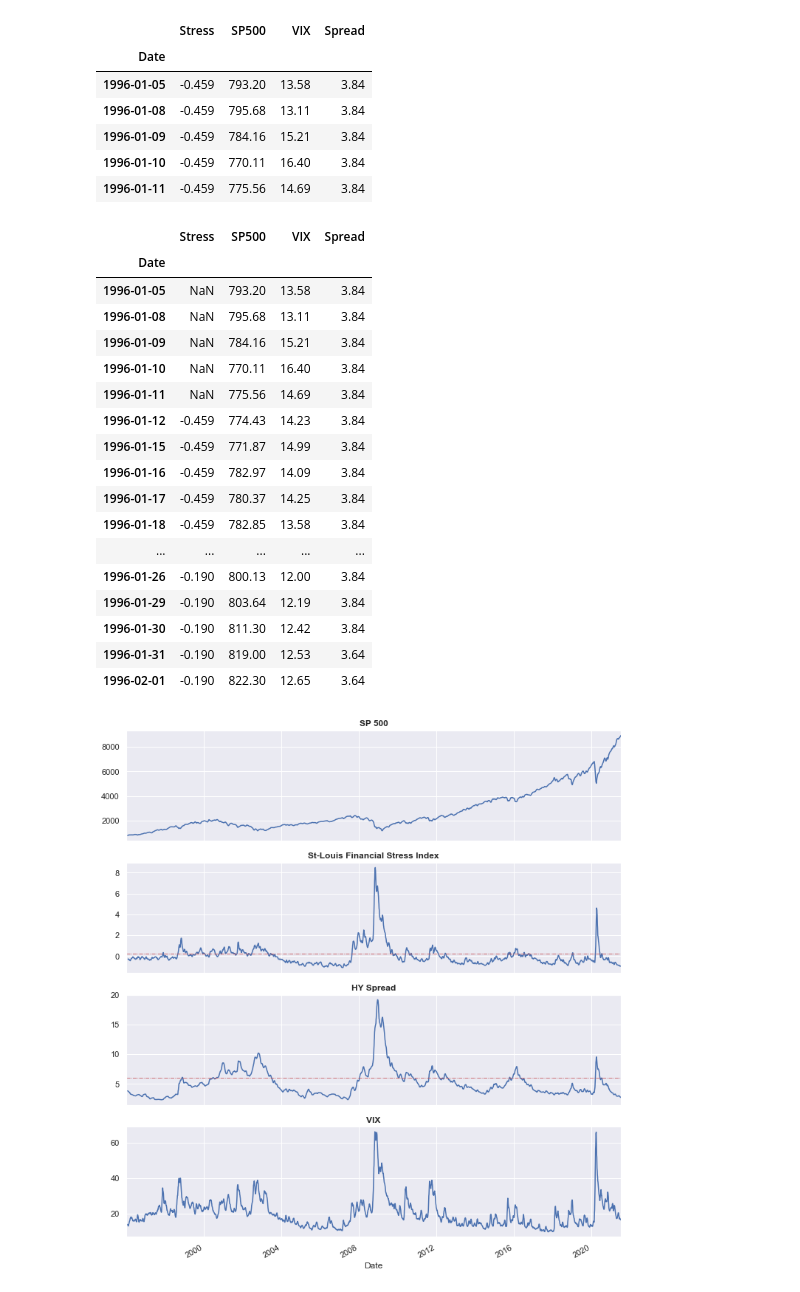
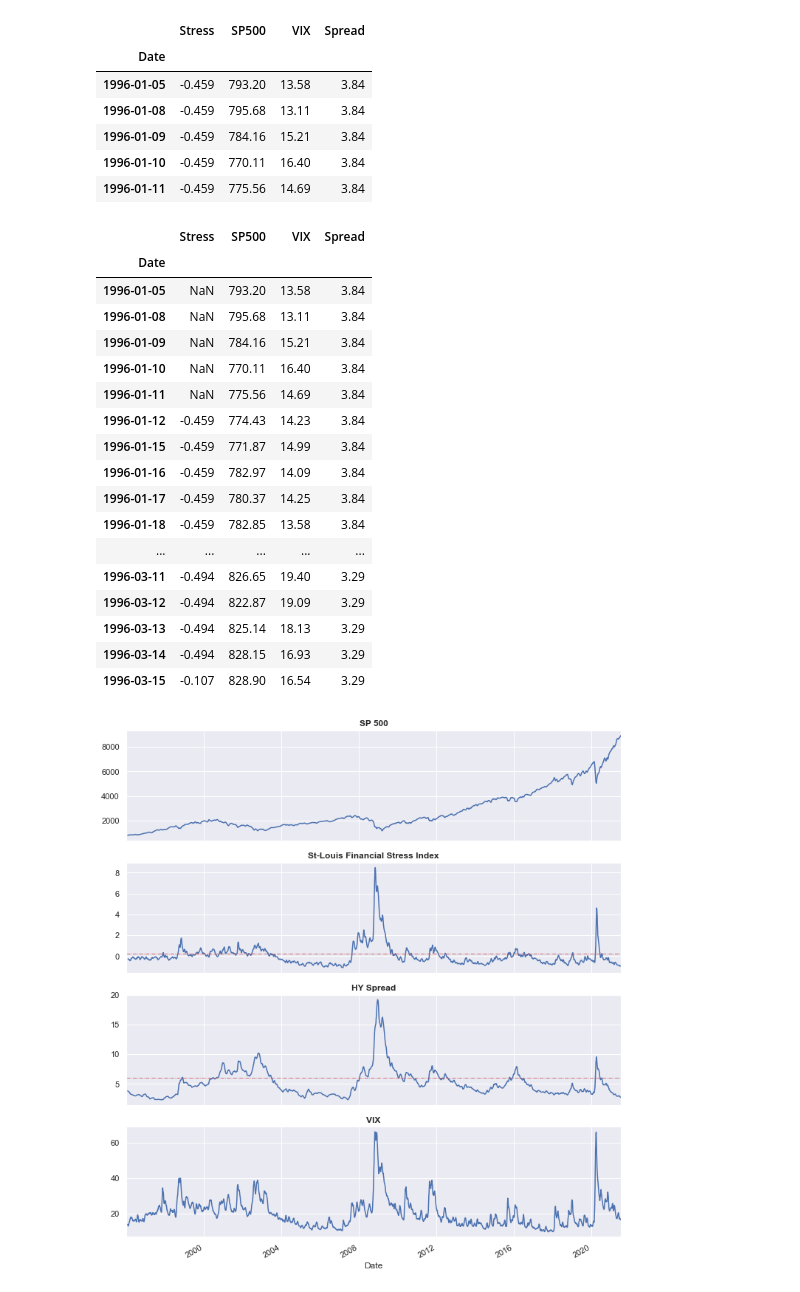
Before and after one commit to lacoupe/BCVS, a Jupyter notebook: SW/risque/risque_env.ipynb, the cells around one changed output. Cells and saved outputs as stored; diff of their text form; code cells hidden in the pictures.

```diff
--- a/SW/risque/risque_env.ipynb
+++ b/SW/risque/risque_env.ipynb
@@ -10,8 +10,8 @@ import matplotlib.dates as dates
 # %%
 sns.set_theme(style='darkgrid')
 # %%
-pd.set_option('display.max_columns', 100)
-pd.set_option('display.max_rows', 1000)
+pd.set_option('display.max_columns', None)
+pd.set_option('display.max_rows', None)
 # %%
 data_excel = pd.read_excel('data/environment.xlsx', parse_dates=True)
 data_excel.head()
@@ -76,31 +76,31 @@ data.head(5)
 # %%
 # Décalage d'une semaine l'indice de Stress
 data_stress = data_excel[data_excel.ISIN == 'SLFXFSI2 Index']
 data_stress.index = data_stress.Date
 data_stress = data_stress[['Quote']]
 data_stress = data_stress.shift(1)
 data_stress = data_stress.reindex(data.index, method='ffill')
 data.Stress = data_stress.values
-data.head(20)
+data.head(50)
 # %% [output]
 |  | Stress | SP500 | VIX | Spread |
 | Date |  |  |  |  |
 | 1996-01-05 | NaN | 793.20 | 13.58 | 3.84 |
 | 1996-01-08 | NaN | 795.68 | 13.11 | 3.84 |
 | 1996-01-09 | NaN | 784.16 | 15.21 | 3.84 |
 | 1996-01-10 | NaN | 770.11 | 16.40 | 3.84 |
 | 1996-01-11 | NaN | 775.56 | 14.69 | 3.84 |
 | 1996-01-12 | -0.459 | 774.43 | 14.23 | 3.84 |
 | 1996-01-15 | -0.459 | 771.87 | 14.99 | 3.84 |
 | 1996-01-16 | -0.459 | 782.97 | 14.09 | 3.84 |
 | 1996-01-17 | -0.459 | 780.37 | 14.25 | 3.84 |
 | 1996-01-18 | -0.459 | 782.85 | 13.58 | 3.84 |
 | ... | ... | ... | ... | ... |
-| 1996-01-26 | -0.190 | 800.13 | 12.00 | 3.84 |
-| 1996-01-29 | -0.190 | 803.64 | 12.19 | 3.84 |
-| 1996-01-30 | -0.190 | 811.30 | 12.42 | 3.84 |
-| 1996-01-31 | -0.190 | 819.00 | 12.53 | 3.64 |
-| 1996-02-01 | -0.190 | 822.30 | 12.65 | 3.64 |
+| 1996-03-11 | -0.494 | 826.65 | 19.40 | 3.29 |
+| 1996-03-12 | -0.494 | 822.87 | 19.09 | 3.29 |
+| 1996-03-13 | -0.494 | 825.14 | 18.13 | 3.29 |
+| 1996-03-14 | -0.494 | 828.15 | 16.93 | 3.29 |
+| 1996-03-15 | -0.107 | 828.90 | 16.54 | 3.29 |
 # %%
 fig, axs = plt.subplots(4, 1, figsize=(12,14), sharex=True)
 data.SP500.rolling(15).mean().plot(ax=axs[0], label='SP500')
```
Also changed, not shown: parts of 8 cells of this notebook, 10 other files.
